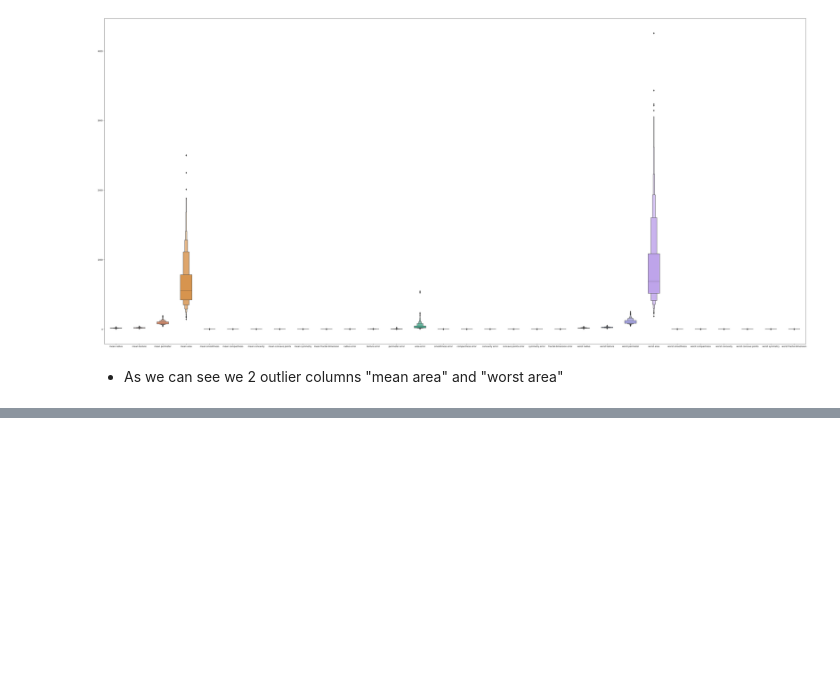
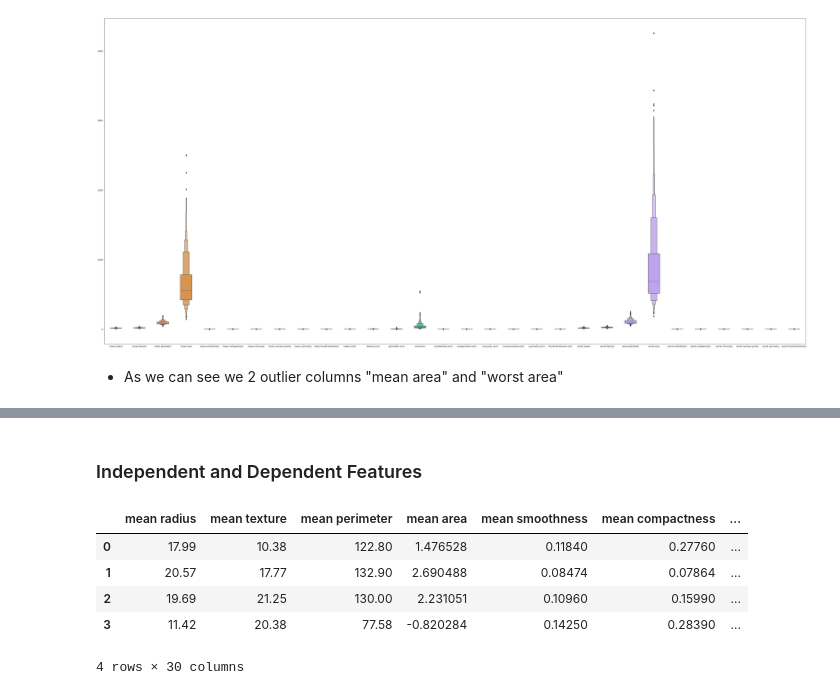
Before and after one commit to Dibya069/BreastCancerPrediction_ML, a Jupyter notebook: notebook/model.ipynb, the cells around one changed output, grey strips where cells are left out. Cells and saved outputs as stored; diff of their text form; code cells hidden in the pictures; blank space fills up the shorter version.

```diff
--- a/notebook/model.ipynb
+++ b/notebook/model.ipynb
@@ -105,0 +134,11 @@ sns.boxenplot(data = x, width = 0.5, ax = ax)
+# %% [markdown]
+### Independent and Dependent Features
+# %%
+x_out.head(4)
+# %% [output]
+|  | mean radius | mean texture | mean perimeter | mean area | mean smoothness | mean compactness | ... |
+| 0 | 17.99 | 10.38 | 122.80 | 1.476528 | 0.11840 | 0.27760 | ... |
+| 1 | 20.57 | 17.77 | 132.90 | 2.690488 | 0.08474 | 0.07864 | ... |
+| 2 | 19.69 | 21.25 | 130.00 | 2.231051 | 0.10960 | 0.15990 | ... |
+| 3 | 11.42 | 20.38 | 77.58 | -0.820284 | 0.14250 | 0.28390 | ... |
+4 rows × 30 columns
```
Also changed, not shown: parts of 6 cells of this notebook, 1 other file.
